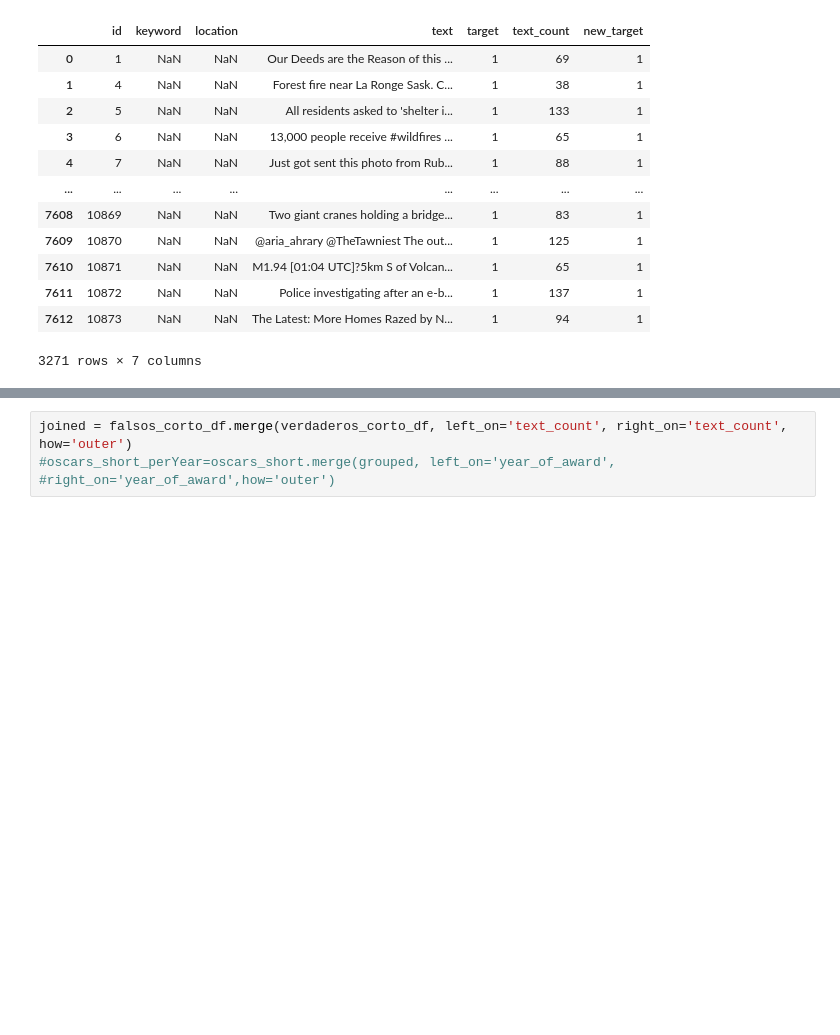
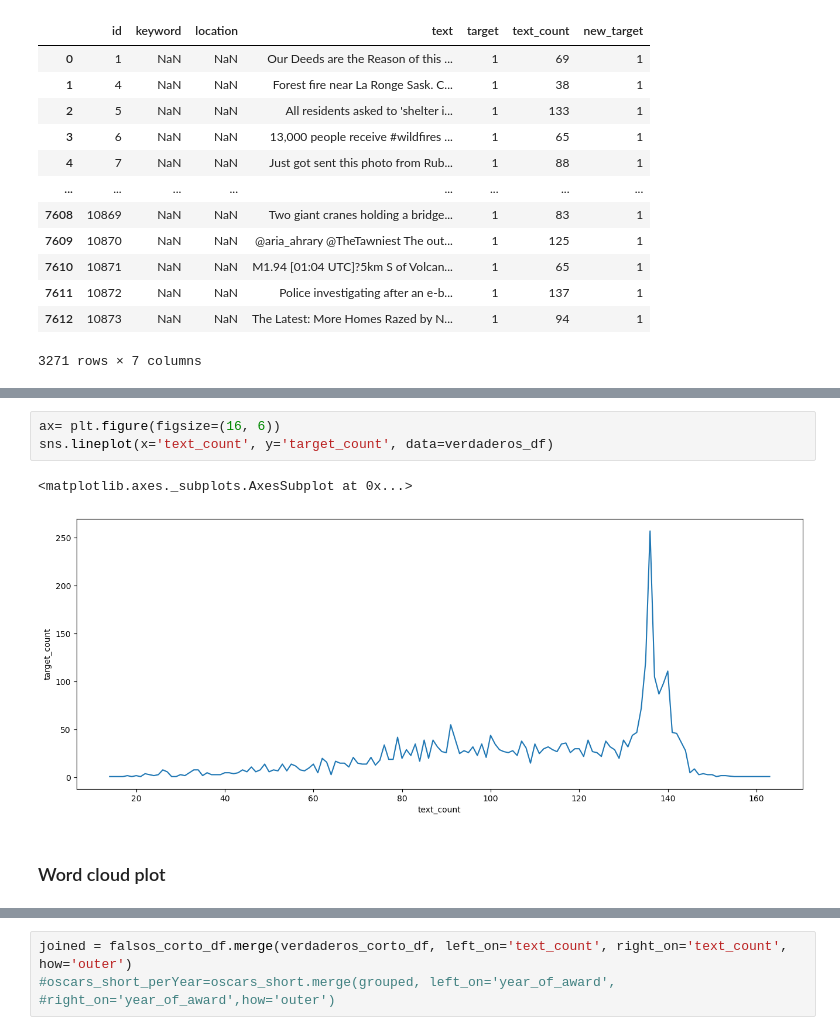
Before and after one commit to csulak/python-jupyter, a Jupyter notebook: ejercicio-twitter/ejercicio-twitter.ipynb, the cells around one changed output, grey strips where cells are left out. Saved outputs shown, nothing was run; the diff lists cells and outputs as text; blank space fills up the shorter version.

Commit message:
Se reorganiza el codigo y se agrega el word cloud plot

```diff
--- a/ejercicio-twitter/ejercicio-twitter.ipynb
+++ b/ejercicio-twitter/ejercicio-twitter.ipynb
@@ -285,0 +258,8 @@ verdaderos_df
+# %%
+ax= plt.figure(figsize=(16, 6))
+sns.lineplot(x='text_count', y='target_count', data=verdaderos_df)
+# %% [output]
+<matplotlib.axes._subplots.AxesSubplot at 0x...>
+[figure, added]
+# %% [markdown]
+### Word cloud plot
```
Also changed, not shown: parts of 42 cells of this notebook.
